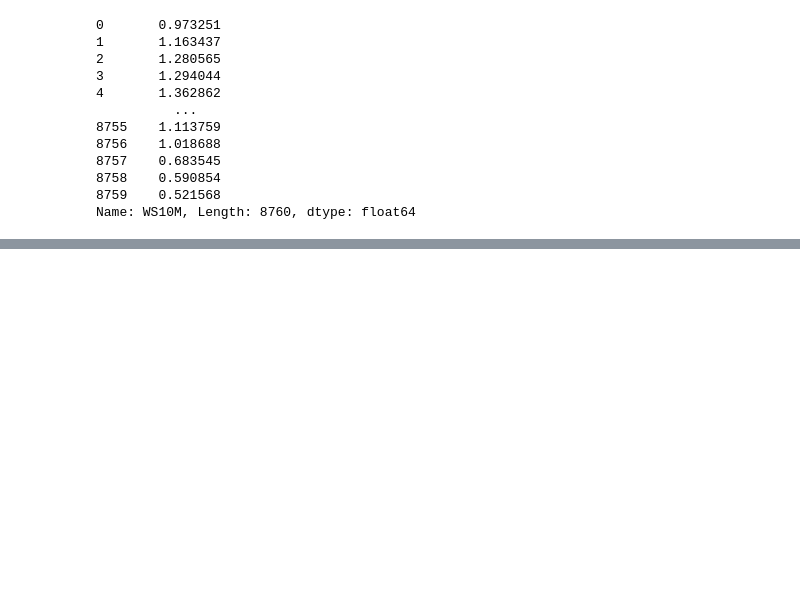
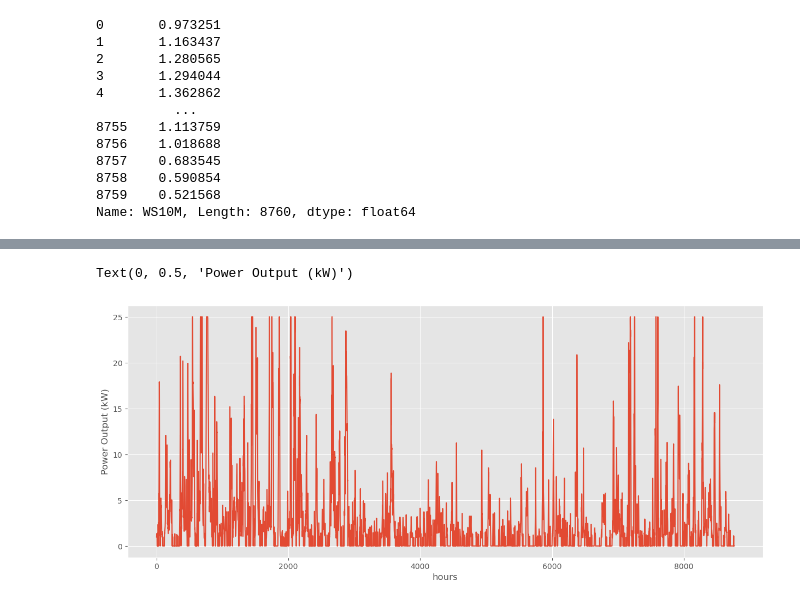
Before and after one commit to sandyherho/Numerical_dump, a Jupyter notebook: wind_farming/single_turbine_model.ipynb, the cells around one changed output, grey strips where cells are left out. Cells and saved outputs as stored; diff of their text form; code cells hidden in the pictures; blank space fills up the shorter version.

```diff
--- a/wind_farming/single_turbine_model.ipynb
+++ b/wind_farming/single_turbine_model.ipynb
@@ -94,4 +77,0 @@ wind_p(20) # cut-out
-# %%
-wind_power.loc[(wind_power["Power_Output(kW)"]>=25) & (wind_power["Power_Output(kW)"]<=437)] = 25 # rated power to cut-out
-wind_power.loc[wind_power["Power_Output(kW)"]>=437] = 0 # after cut-out
-wind_power.loc[wind_power["Power_Output(kW)"]>0.855] = 0 # before cut-in
@@ -99,0 +107,11 @@ plt.plot()
+# %%
+wind_power.loc[(wind_power["Power_Output(kW)"]>=25) & (wind_power["Power_Output(kW)"]<=437)] = 25 # rated power to cut-out
+wind_power.loc[wind_power["Power_Output(kW)"]>=437] = 0 # after cut-out
+wind_power.loc[wind_power["Power_Output(kW)"]<0.855] = 0 # before cut-in
+# %%
+plt.plot(wind_power)
+plt.xlabel("hours")
+plt.ylabel("Power Output (kW)")
+# %% [output]
+Text(0, 0.5, 'Power Output (kW)')
+[figure, added]
```
Also changed, not shown: parts of 15 cells of this notebook, 8 other files.
